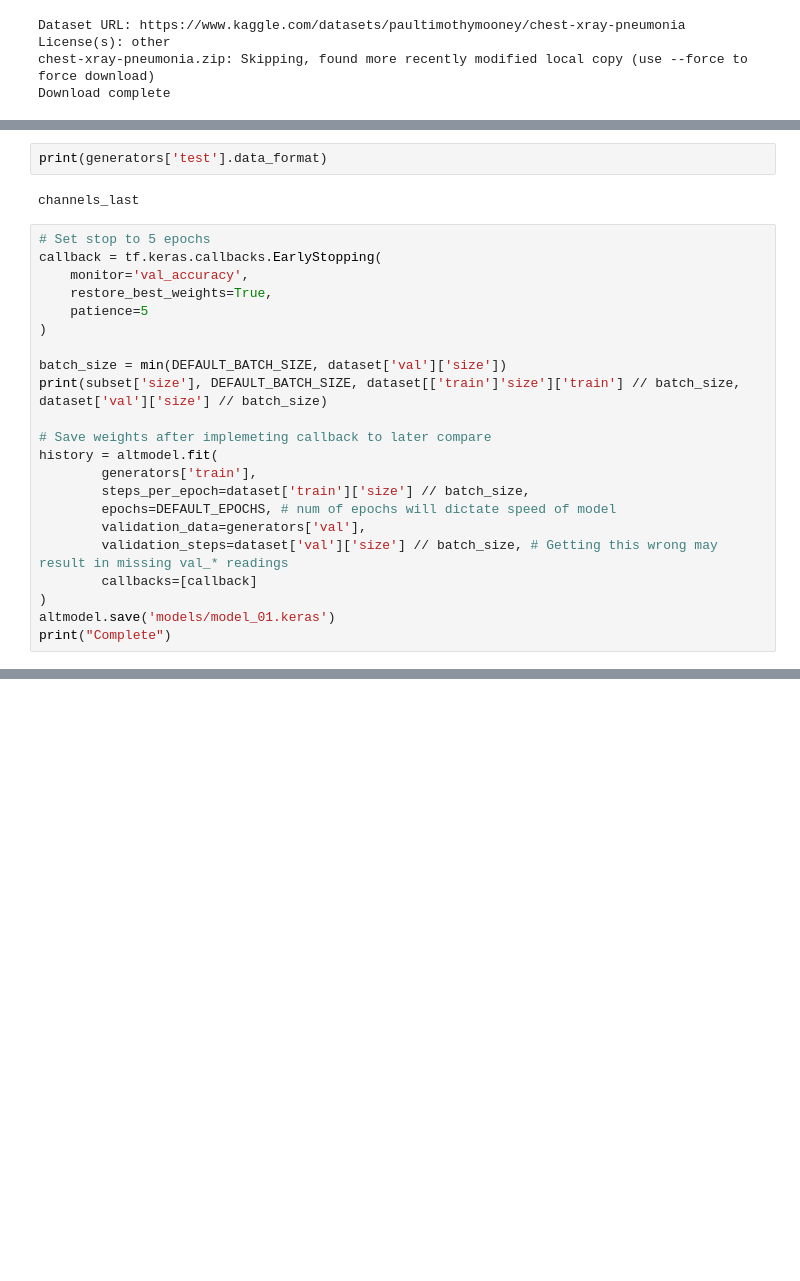
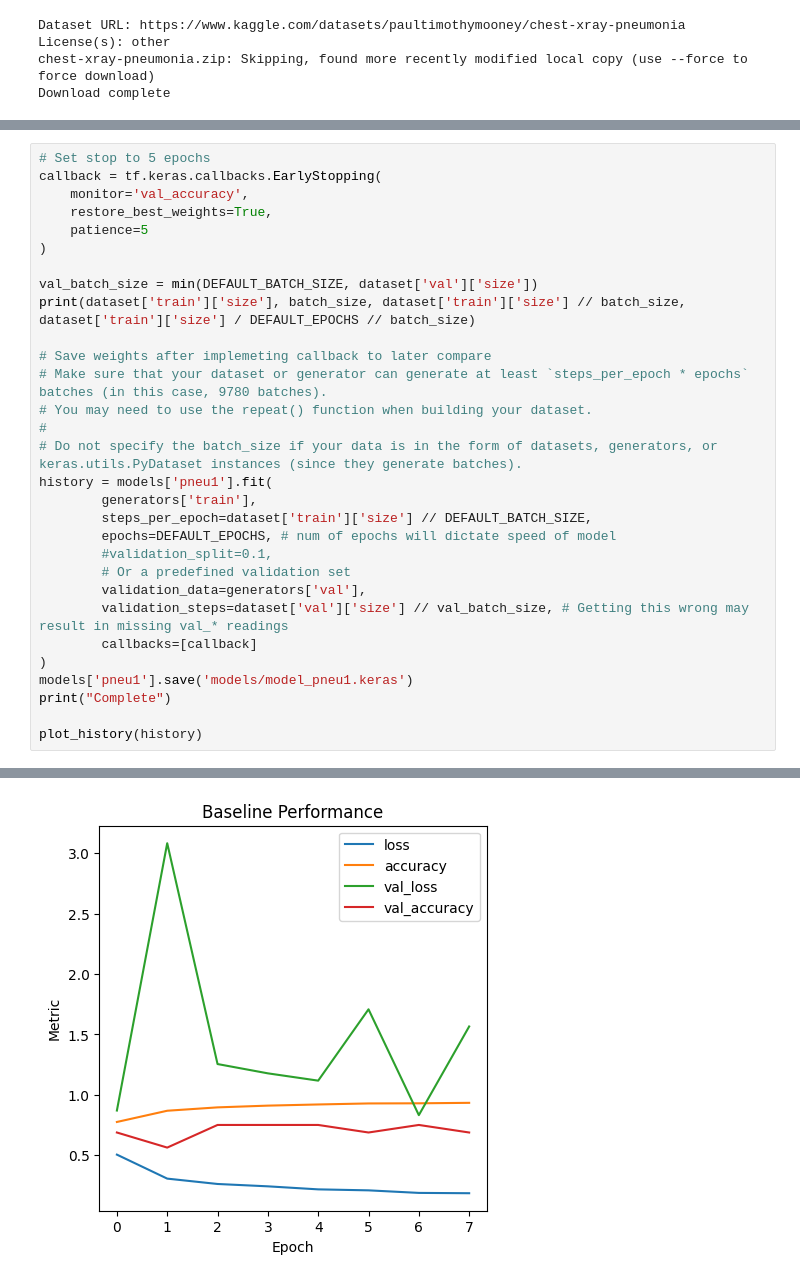
Before and after one commit to beekhof/ml, a Jupyter notebook: ImageClassify.ipynb, the cells around one changed output, grey strips where cells are left out. Drawn from its saved outputs; the diff is of its cells as text; blank space fills up the shorter version.

```diff
--- a/ImageClassify.ipynb
+++ b/ImageClassify.ipynb
@@ -308,10 +365,6 @@ Found 5216 images belonging to 2 classes.
 Processing chest_xray.dataset/test...
 Found 624 images belonging to 2 classes.
 Complete
-# %%
-print(generators['test'].data_format)
-# %% [output]
-channels_last
 # %%
 # Set stop to 5 epochs
 callback = tf.keras.callbacks.EarlyStopping(
@@ -320,18 +373,26 @@ callback = tf.keras.callbacks.EarlyStopping(
     patience=5
 )
 
-batch_size = min(DEFAULT_BATCH_SIZE, dataset['val']['size'])
-print(subset['size'], DEFAULT_BATCH_SIZE, dataset[['train']'size']['train'] // batch_size, dataset['val']['size'] // batch_size)
+val_batch_size = min(DEFAULT_BATCH_SIZE, dataset['val']['size'])
+print(dataset['train']['size'], batch_size, dataset['train']['size'] // batch_size, dataset['train']['size'] / DEFAULT_EPOCHS // batch_size)
 
 # Save weights after implemeting callback to later compare
-history = altmodel.fit(
+# Make sure that your dataset or generator can generate at least `steps_per_epoch * epochs` batches (in this case, 9780 batches).
+# You may need to use the repeat() function when building your dataset.
+#
+# Do not specify the batch_size if your data is in the form of datasets, generators, or keras.utils.PyDataset instances (since they generate batches).
+history = models['pneu1'].fit(
         generators['train'],
-        steps_per_epoch=dataset['train']['size'] // batch_size,
+        steps_per_epoch=dataset['train']['size'] // DEFAULT_BATCH_SIZE,
         epochs=DEFAULT_EPOCHS, # num of epochs will dictate speed of model
+        #validation_split=0.1,
+        # Or a predefined validation set
         validation_data=generators['val'],
-        validation_steps=dataset['val']['size'] // batch_size, # Getting this wrong may result in missing val_* readings
+        validation_steps=dataset['val']['size'] // val_batch_size, # Getting this wrong may result in missing val_* readings
         callbacks=[callback]
 )
-altmodel.save('models/model_01.keras')
+models['pneu1'].save('models/model_pneu1.keras')
 print("Complete")
+
+plot_history(history)
 # %% [output]
@@ -354,0 +418 @@ Epoch 10/10
+[figure, added]
```
Also changed, not shown: parts of 17 cells of this notebook.
